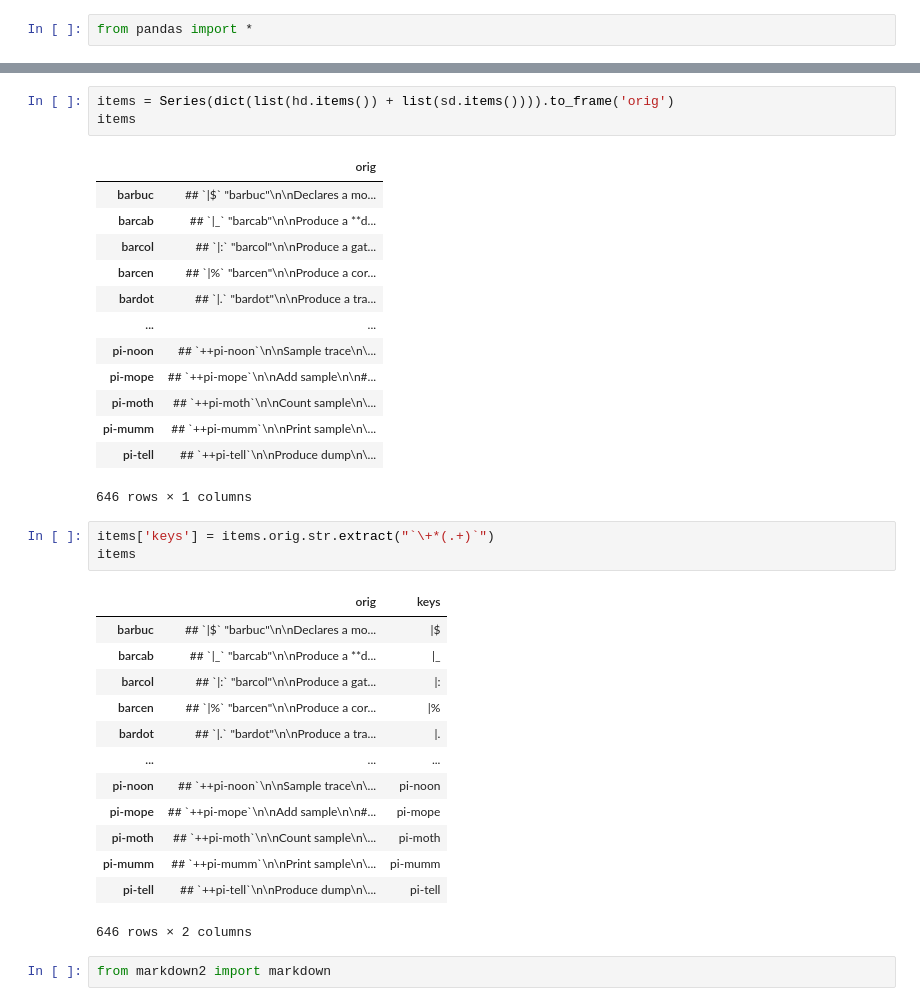
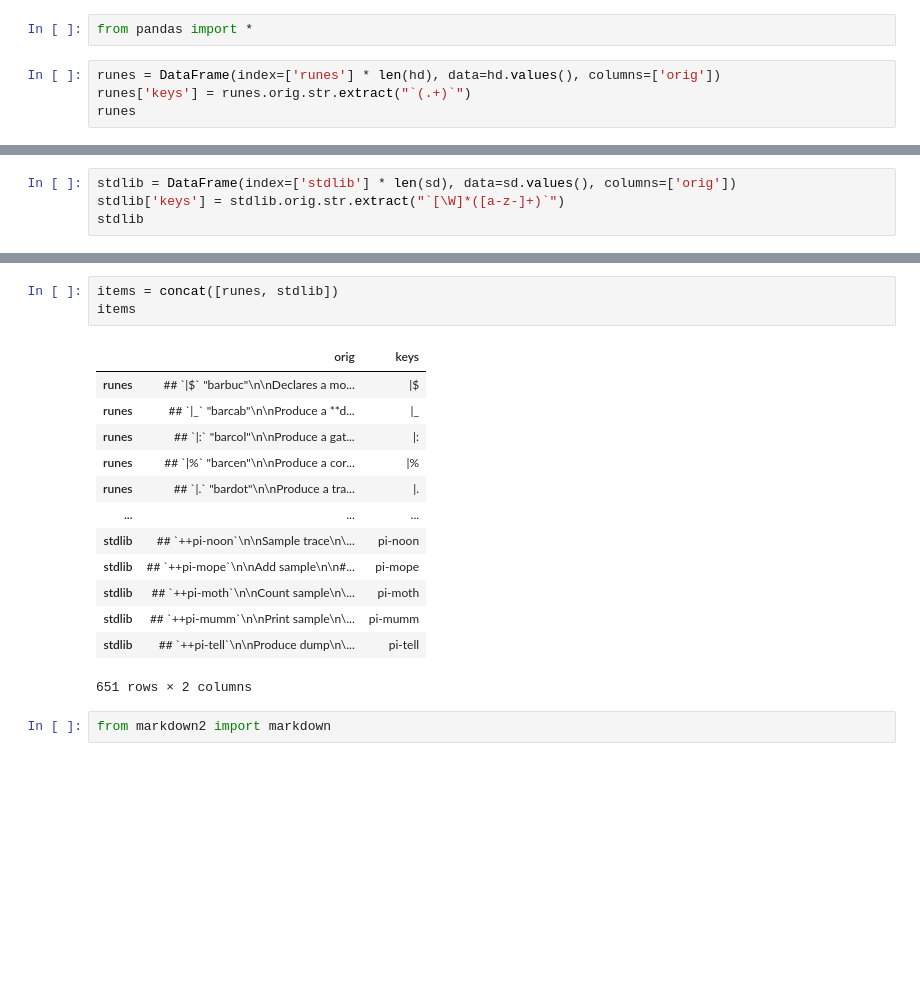
Before and after one commit to dmvianna/vs-code-hoon-dictionary-to-emacs, a Jupyter notebook: hoon-vscode-to-hoon-mode.ipynb, the cells around one changed output, grey strips where cells are left out. Cells and saved outputs as stored; diff of their text form; blank space fills up the shorter version.

````diff
--- a/hoon-vscode-to-hoon-mode.ipynb
+++ b/hoon-vscode-to-hoon-mode.ipynb
@@ -51,3 +51,7 @@ sd
  'ab': '## `++ab`\n\nPrimitive parser engine\n\nA core containing numeric parser primitives.\n\n#### Source\n\n```hoon\n++  ab\n  |%\n```\n\n#### Examples\n\n```\n> ab\n<36.ecc 414.gly 100.xkc 1.ypj % ...
 # %%
 from pandas import *
+# %%
+runes = DataFrame(index=['runes'] * len(hd), data=hd.values(), columns=['orig'])
+runes['keys'] = runes.orig.str.extract("`(.+)`")
+runes
@@ -53,0 +72,4 @@ from pandas import *
+# %%
+stdlib = DataFrame(index=['stdlib'] * len(sd), data=sd.values(), columns=['orig'])
+stdlib['keys'] = stdlib.orig.str.extract("`[\W]*([a-z-]+)`")
+stdlib
@@ -54,37 +90,20 @@ from pandas import *
 # %%
-items = Series(dict(list(hd.items()) + list(sd.items()))).to_frame('orig')
+items = concat([runes, stdlib])
 items
 # %% [output]
-|  | orig |
-| barbuc | ## `|$` "barbuc"\n\nDeclares a mo... |
-| barcab | ## `|_` "barcab"\n\nProduce a **d... |
-| barcol | ## `|:` "barcol"\n\nProduce a gat... |
-| barcen | ## `|%` "barcen"\n\nProduce a cor... |
-| bardot | ## `|.` "bardot"\n\nProduce a tra... |
-| ... | ... |
-| pi-noon | ## `++pi-noon`\n\nSample trace\n\... |
-| pi-mope | ## `++pi-mope`\n\nAdd sample\n\n#... |
-| pi-moth | ## `++pi-moth`\n\nCount sample\n\... |
-| pi-mumm | ## `++pi-mumm`\n\nPrint sample\n\... |
-| pi-tell | ## `++pi-tell`\n\nProduce dump\n\... |
+|  | orig | keys |
+| runes | ## `|$` "barbuc"\n\nDeclares a mo... | |$ |
+| runes | ## `|_` "barcab"\n\nProduce a **d... | |_ |
+| runes | ## `|:` "barcol"\n\nProduce a gat... | |: |
+| runes | ## `|%` "barcen"\n\nProduce a cor... | |% |
+| runes | ## `|.` "bardot"\n\nProduce a tra... | |. |
+| ... | ... | ... |
+| stdlib | ## `++pi-noon`\n\nSample trace\n\... | pi-noon |
+| stdlib | ## `++pi-mope`\n\nAdd sample\n\n#... | pi-mope |
+| stdlib | ## `++pi-moth`\n\nCount sample\n\... | pi-moth |
+| stdlib | ## `++pi-mumm`\n\nPrint sample\n\... | pi-mumm |
+| stdlib | ## `++pi-tell`\n\nProduce dump\n\... | pi-tell |
-646 rows × 1 columns
+651 rows × 2 columns
-# %%
-items['keys'] = items.orig.str.extract("`\+*(.+)`")
-items
-# %% [output]
-|  | orig | keys |
-| barbuc | ## `|$` "barbuc"\n\nDeclares a mo... | |$ |
-| barcab | ## `|_` "barcab"\n\nProduce a **d... | |_ |
-| barcol | ## `|:` "barcol"\n\nProduce a gat... | |: |
-| barcen | ## `|%` "barcen"\n\nProduce a cor... | |% |
-| bardot | ## `|.` "bardot"\n\nProduce a tra... | |. |
-| ... | ... | ... |
-| pi-noon | ## `++pi-noon`\n\nSample trace\n\... | pi-noon |
-| pi-mope | ## `++pi-mope`\n\nAdd sample\n\n#... | pi-mope |
-| pi-moth | ## `++pi-moth`\n\nCount sample\n\... | pi-moth |
-| pi-mumm | ## `++pi-mumm`\n\nPrint sample\n\... | pi-mumm |
-| pi-tell | ## `++pi-tell`\n\nProduce dump\n\... | pi-tell |
-646 rows × 2 columns
 # %%
 from markdown2 import markdown
 # %%
````
Also changed, not shown: parts of 5 cells of this notebook, 1 other file.
